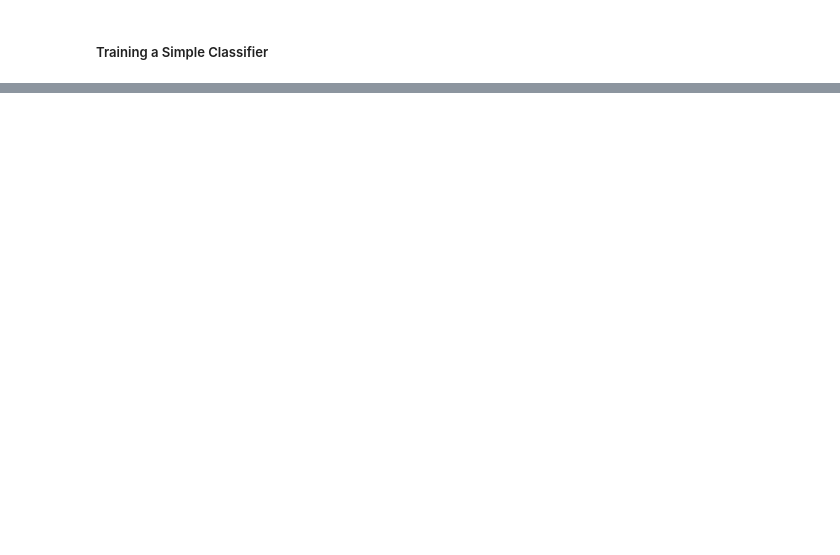
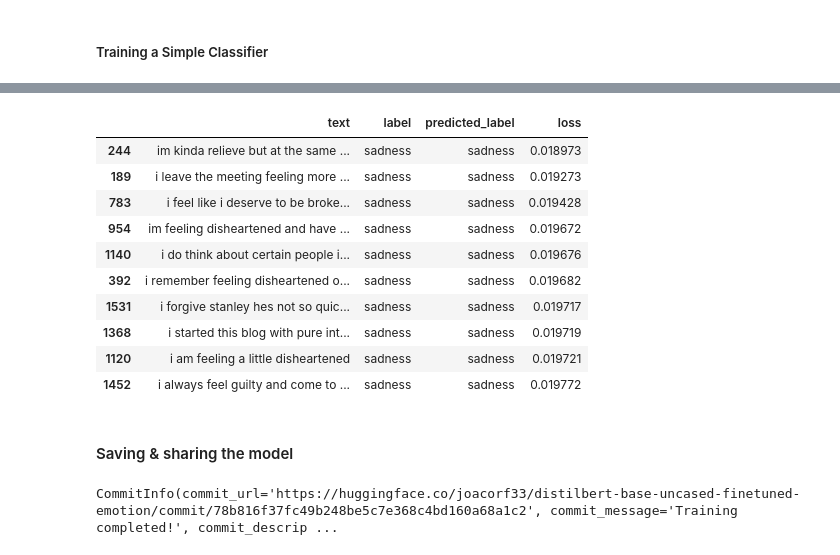
Before and after one commit to joakor89/NLP_with_transformers, a Jupyter notebook: chap_02/text_classification.ipynb, the cells around one changed output, grey strips where cells are left out. Drawn from its saved outputs; the diff is of its cells as text; code cells hidden in the pictures; blank space fills up the shorter version.

```diff
--- a/chap_02/text_classification.ipynb
+++ b/chap_02/text_classification.ipynb
@@ -471,0 +654,22 @@ plot_confusion_matrix(y_preds, y_valid, labels)
+# %%
+#hide_output
+df_test.sort_values("loss", ascending=True).head(10)
+# %% [output]
+|  | text | label | predicted_label | loss |
+| 244 | im kinda relieve but at the same ... | sadness | sadness | 0.018973 |
+| 189 | i leave the meeting feeling more ... | sadness | sadness | 0.019273 |
+| 783 | i feel like i deserve to be broke... | sadness | sadness | 0.019428 |
+| 954 | im feeling disheartened and have ... | sadness | sadness | 0.019672 |
+| 1140 | i do think about certain people i... | sadness | sadness | 0.019676 |
+| 392 | i remember feeling disheartened o... | sadness | sadness | 0.019682 |
+| 1531 | i forgive stanley hes not so quic... | sadness | sadness | 0.019717 |
+| 1368 | i started this blog with pure int... | sadness | sadness | 0.019719 |
+| 1120 | i am feeling a little disheartened | sadness | sadness | 0.019721 |
+| 1452 | i always feel guilty and come to ... | sadness | sadness | 0.019772 |
+# %% [markdown]
+#### Saving & sharing the model
+# %%
+#hide_output
+trainer.push_to_hub(commit_message="Training completed!")
+# %% [output]
+CommitInfo(commit_url='https://huggingface.co/joacorf33/distilbert-base-uncased-finetuned-emotion/commit/78b816f37fc49b248be5c7e368c4bd160a68a1c2', commit_message='Training completed!', commit_descrip ...
```
Also changed, not shown: parts of 44 cells of this notebook, 1 other file.
